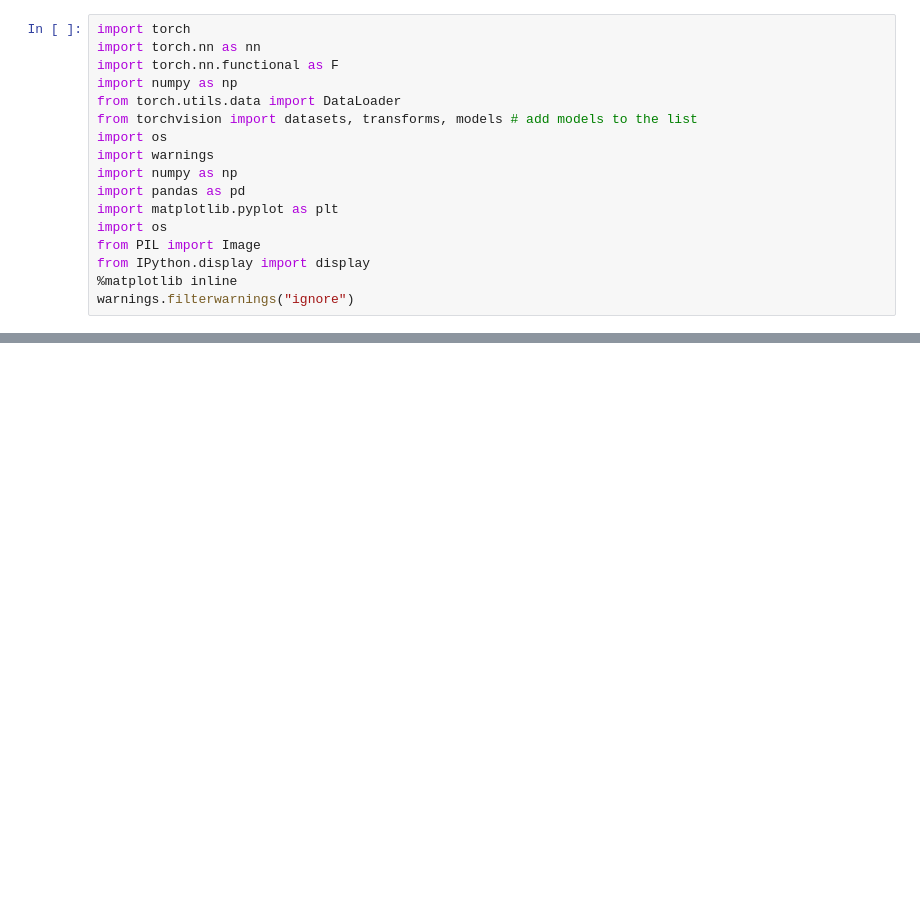
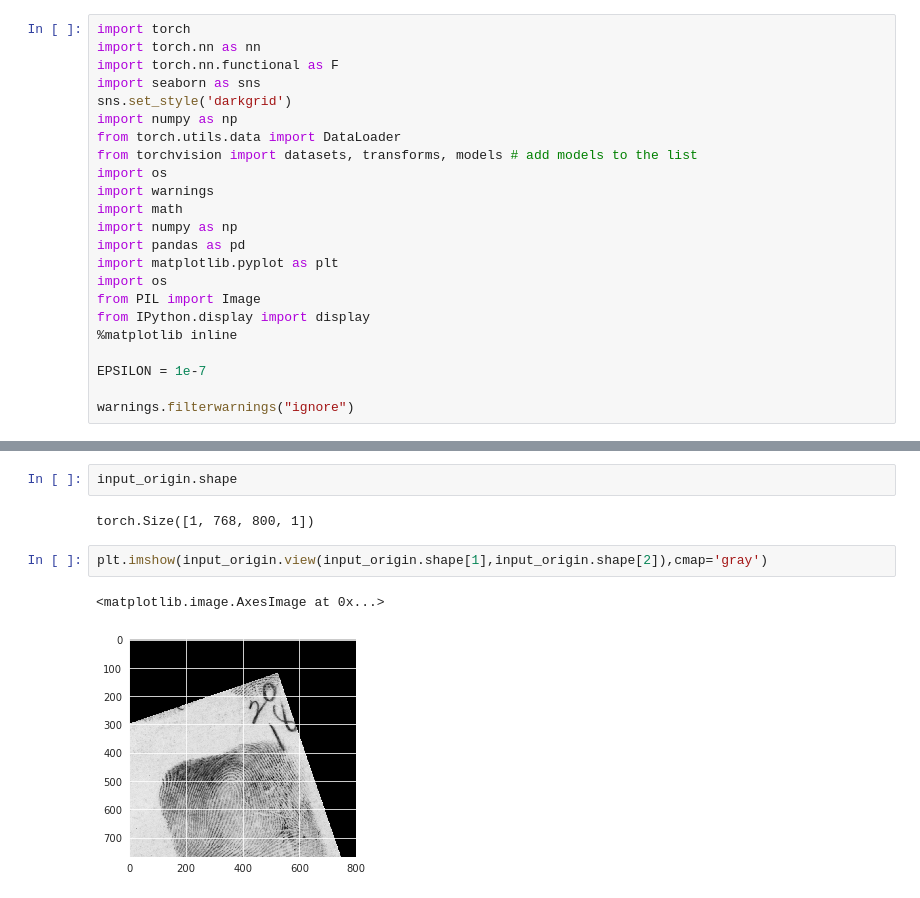
Before and after one commit to EnricoPf/FingerNet, a Jupyter notebook: FingerNetBack.ipynb, the cells around one changed output, grey strips where cells are left out. Cells and saved outputs as stored; diff of their text form; blank space fills up the shorter version.

```diff
--- a/FingerNetBack.ipynb
+++ b/FingerNetBack.ipynb
@@ -2,11 +2,14 @@
 import torch
 import torch.nn as nn
 import torch.nn.functional as F
+import seaborn as sns
+sns.set_style('darkgrid')
 import numpy as np
 from torch.utils.data import DataLoader
 from torchvision import datasets, transforms, models # add models to the list
 import os
 import warnings
+import math
 import numpy as np
 import pandas as pd
 import matplotlib.pyplot as plt
@@ -14,4 +17,7 @@ import os
 from PIL import Image
 from IPython.display import display
 %matplotlib inline
+
+EPSILON = 1e-7
+
 warnings.filterwarnings("ignore")
@@ -286,0 +163,9 @@ def conv_bn_prelu(bottom, w_size, name, strides=(1,1), dilation_rate=(1,1)):
+# %%
+input_origin.shape
+# %% [output]
+torch.Size([1, 768, 800, 1])
+# %%
+plt.imshow(input_origin.view(input_origin.shape[1],input_origin.shape[2]),cmap='gray')
+# %% [output]
+<matplotlib.image.AxesImage at 0x...>
+[figure, added]
```
Also changed, not shown: parts of 23 cells of this notebook, 20 other files.
